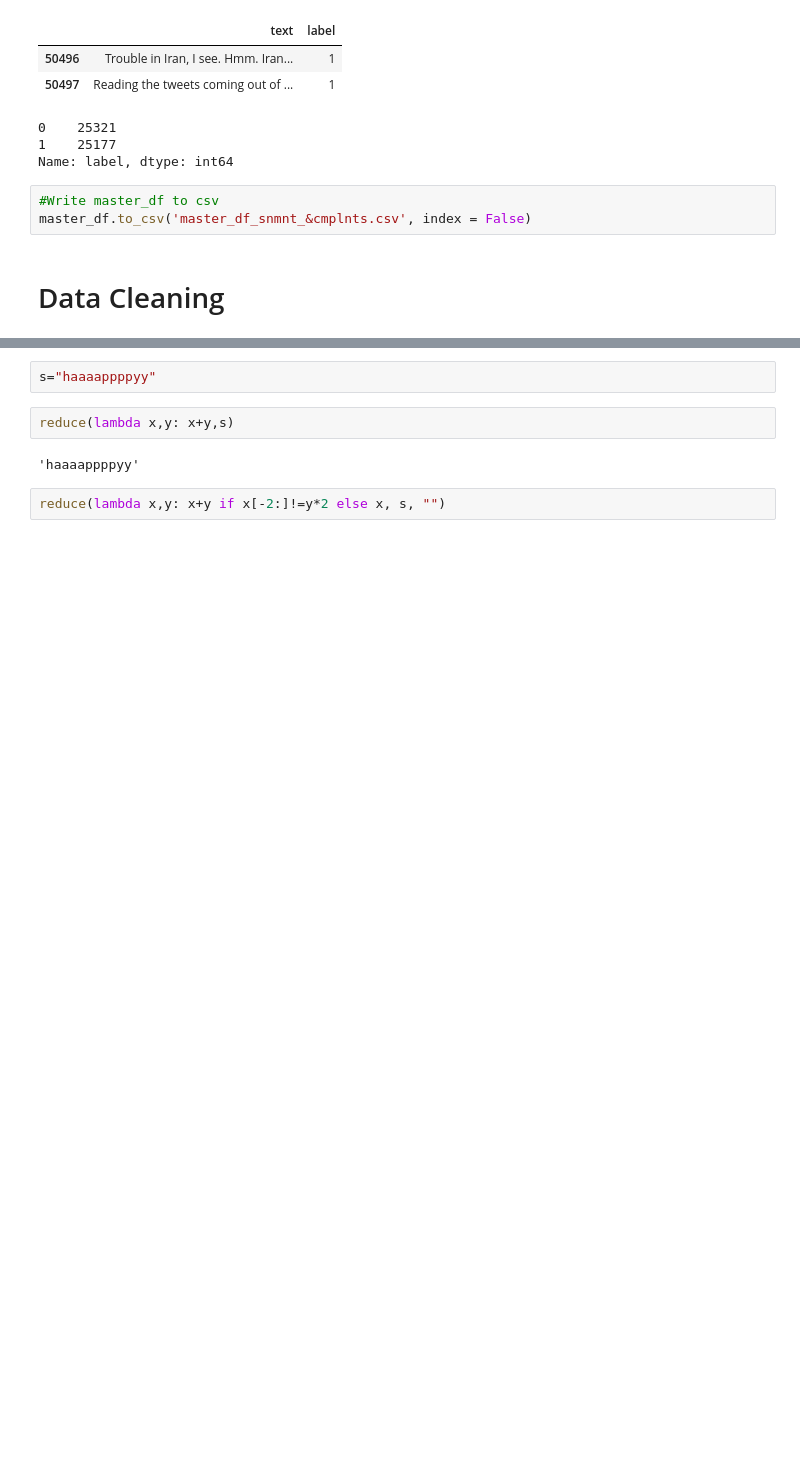
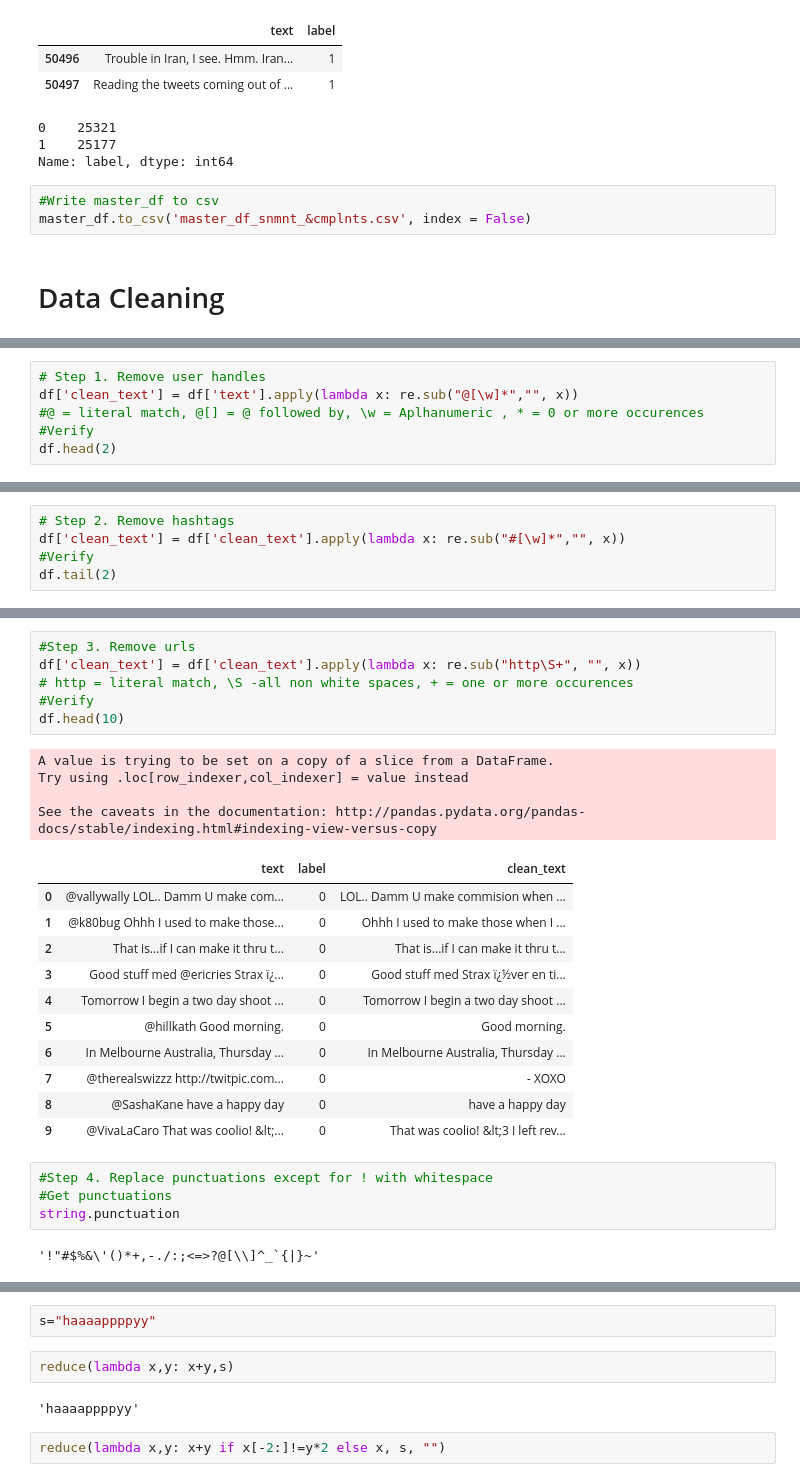
Before and after one commit to apandey86/capstone_community_problems, a Jupyter notebook: data_preprocessing2.ipynb, the cells around one changed output, grey strips where cells are left out. Saved outputs shown, nothing was run; the diff lists cells and outputs as text; blank space fills up the shorter version.

```diff
--- a/data_preprocessing2.ipynb
+++ b/data_preprocessing2.ipynb
@@ -136,0 +173,6 @@ master_df.tail(100).head()
+# %%
+# Step 1. Remove user handles
+df['clean_text'] = df['text'].apply(lambda x: re.sub("@[\w]*","", x))
+#@ = literal match, @[] = @ followed by, \w = Aplhanumeric , * = 0 or more occurences
+#Verify
+df.head(2)
@@ -136,0 +187,5 @@ master_df.tail(100).head()
+# %%
+# Step 2. Remove hashtags
+df['clean_text'] = df['clean_text'].apply(lambda x: re.sub("#[\w]*","", x))
+#Verify
+df.tail(2)
@@ -136,0 +200,28 @@ master_df.tail(100).head()
+# %%
+#Step 3. Remove urls
+df['clean_text'] = df['clean_text'].apply(lambda x: re.sub("http\S+", "", x))
+# http = literal match, \S -all non white spaces, + = one or more occurences
+#Verify
+df.head(10)
+# %% [output]
+A value is trying to be set on a copy of a slice from a DataFrame.
+Try using .loc[row_indexer,col_indexer] = value instead
+
+See the caveats in the documentation: http://pandas.pydata.org/pandas-docs/stable/indexing.html#indexing-view-versus-copy
+|  | text | label | clean_text |
+| 0 | @vallywally LOL.. Damm U make com... | 0 | LOL.. Damm U make commision when ... |
+| 1 | @k80bug Ohhh I used to make those... | 0 | Ohhh I used to make those when I ... |
+| 2 | That is...if I can make it thru t... | 0 | That is...if I can make it thru t... |
+| 3 | Good stuff med @ericries Strax ï¿... | 0 | Good stuff med Strax ï¿½ver en ti... |
+| 4 | Tomorrow I begin a two day shoot ... | 0 | Tomorrow I begin a two day shoot ... |
+| 5 | @hillkath Good morning. | 0 | Good morning. |
+| 6 | In Melbourne Australia, Thursday ... | 0 | In Melbourne Australia, Thursday ... |
+| 7 | @therealswizzz http://twitpic.com... | 0 | - XOXO |
+| 8 | @SashaKane have a happy day | 0 | have a happy day |
+| 9 | @VivaLaCaro That was coolio! &lt;... | 0 | That was coolio! &lt;3 I left rev... |
+# %%
+#Step 4. Replace punctuations except for ! with whitespace
+#Get punctuations
+string.punctuation
+# %% [output]
+'!"#$%&\'()*+,-./:;<=>?@[\\]^_`{|}~'
```
Also changed, not shown: parts of 35 cells of this notebook.
